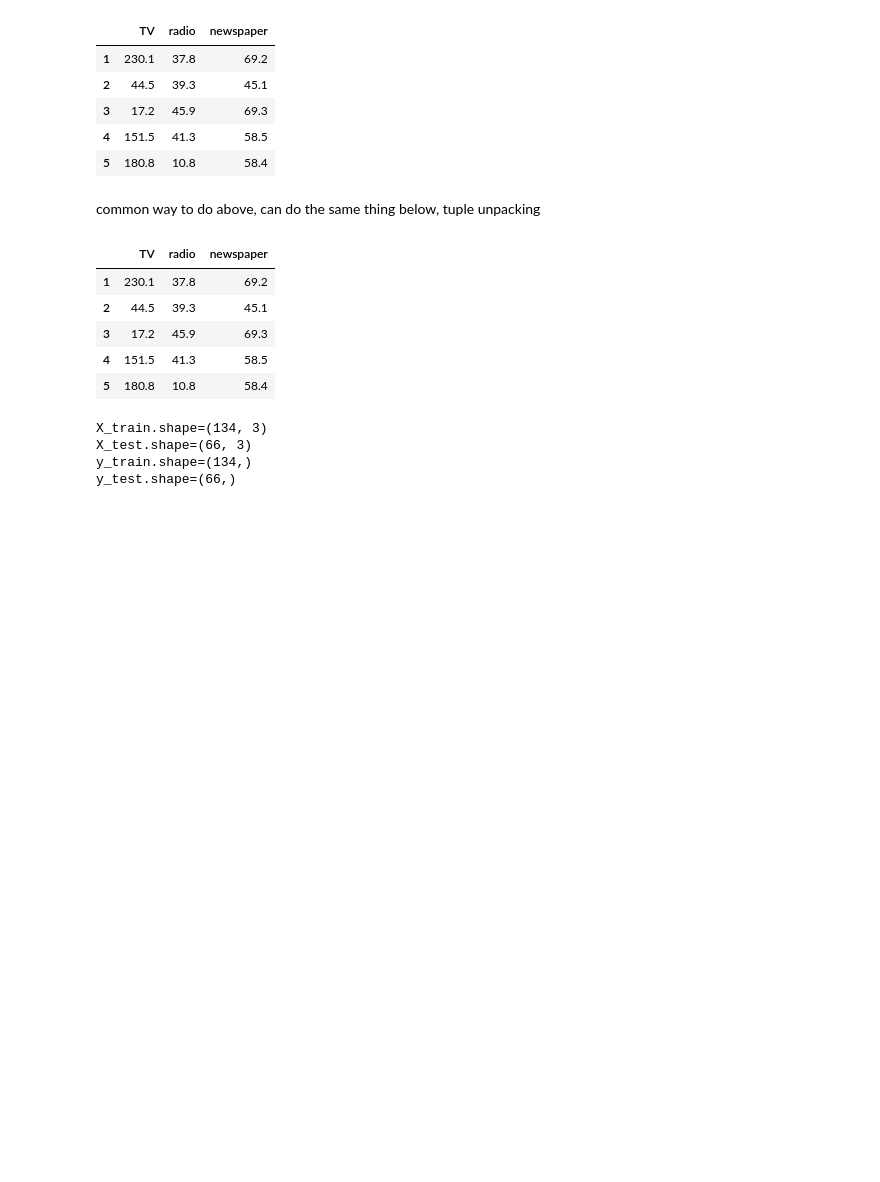
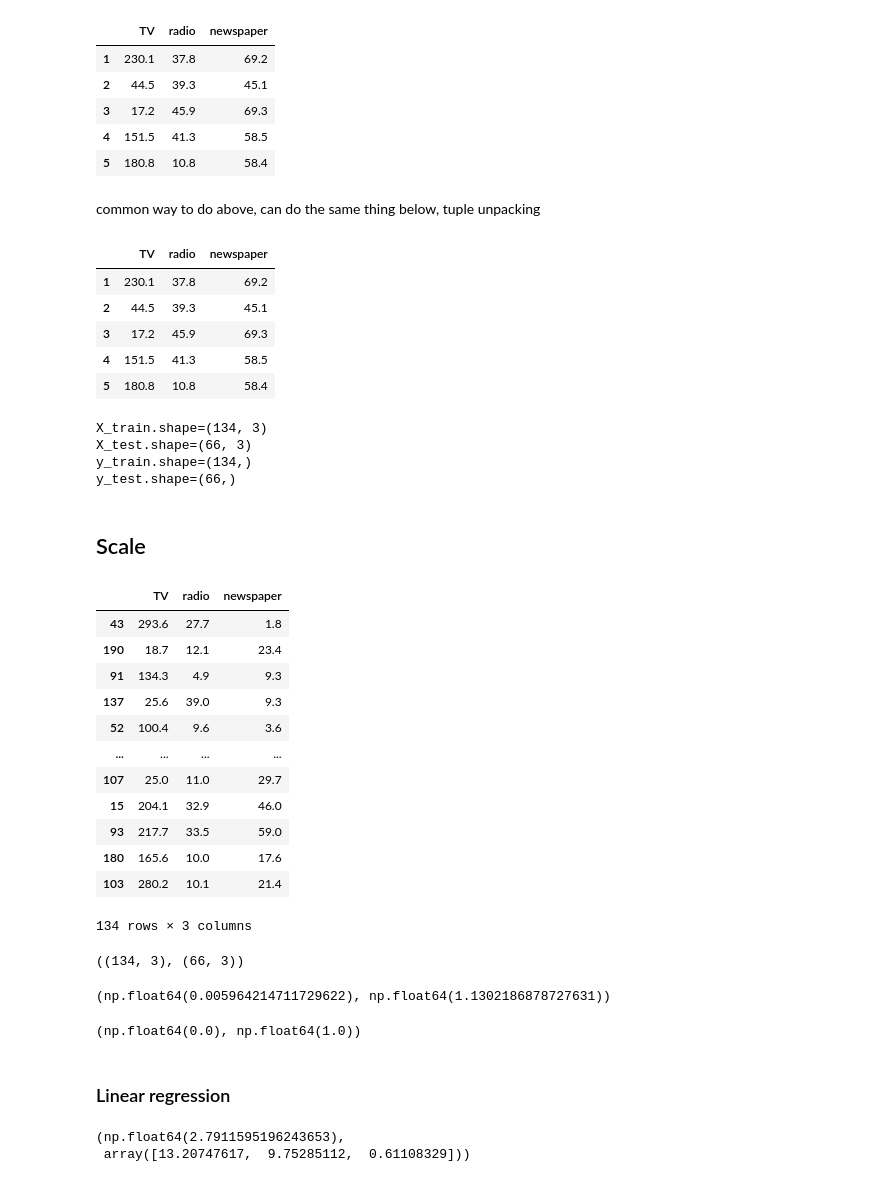
Before and after one commit to aliciagez/machine_learning_mlops25_alicia, a Jupyter notebook: code_along/LIRL3/linea_regression.ipynb, the cells around one changed output. Drawn from its saved outputs; the diff is of its cells as text; code cells hidden in the pictures; blank space fills up the shorter version.

```diff
--- a/code_along/LIRL3/linea_regression.ipynb
+++ b/code_along/LIRL3/linea_regression.ipynb
@@ -141,3 +141,54 @@ X_train.shape=(134, 3)
 X_test.shape=(66, 3)
 y_train.shape=(134,)
 y_test.shape=(66,)
+# %% [markdown]
+## Scale
+# %%
+X_train
+# %% [output]
+|  | TV | radio | newspaper |
+| 43 | 293.6 | 27.7 | 1.8 |
+| 190 | 18.7 | 12.1 | 23.4 |
+| 91 | 134.3 | 4.9 | 9.3 |
+| 137 | 25.6 | 39.0 | 9.3 |
+| 52 | 100.4 | 9.6 | 3.6 |
+| ... | ... | ... | ... |
+| 107 | 25.0 | 11.0 | 29.7 |
+| 15 | 204.1 | 32.9 | 46.0 |
+| 93 | 217.7 | 33.5 | 59.0 |
+| 180 | 165.6 | 10.0 | 17.6 |
+| 103 | 280.2 | 10.1 | 21.4 |
+134 rows × 3 columns
+# %%
+from sklearn.preprocessing import MinMaxScaler
+
+scaler = MinMaxScaler()
+scaler.fit(X_train) #DO NOT FIT ON X TEST!!!! DATA LEAKGE!!!
+
+scaler_X_train = scaler.transform(X_train)
+scaler_X_test = scaler.transform(X_test)
+
+scaler_X_train.shape, scaler_X_test.shape
+# %% [output]
+((134, 3), (66, 3))
+# %%
+#only did fit on x_train, hence just train is correct (1-0), otherwise it would be data leakage
+scaler_X_test.min(), scaler_X_test.max()
+# %% [output]
+(np.float64(0.005964214711729622), np.float64(1.1302186878727631))
+# %%
+scaler_X_train.min(), scaler_X_train.max()
+# %% [output]
+(np.float64(0.0), np.float64(1.0))
+# %% [markdown]
+### Linear regression
+# %%
+from sklearn.linear_model import LinearRegression
+
+model = LinearRegression()
+model.fit(scaler_X_train, y_train) #all the training and facit
+
+model.intercept_, model.coef_
+# %% [output]
+(np.float64(2.7911595196243653),
+ array([13.20747617,  9.75285112,  0.61108329]))
```
Also changed, not shown: parts of 8 cells of this notebook, 4 other files.
